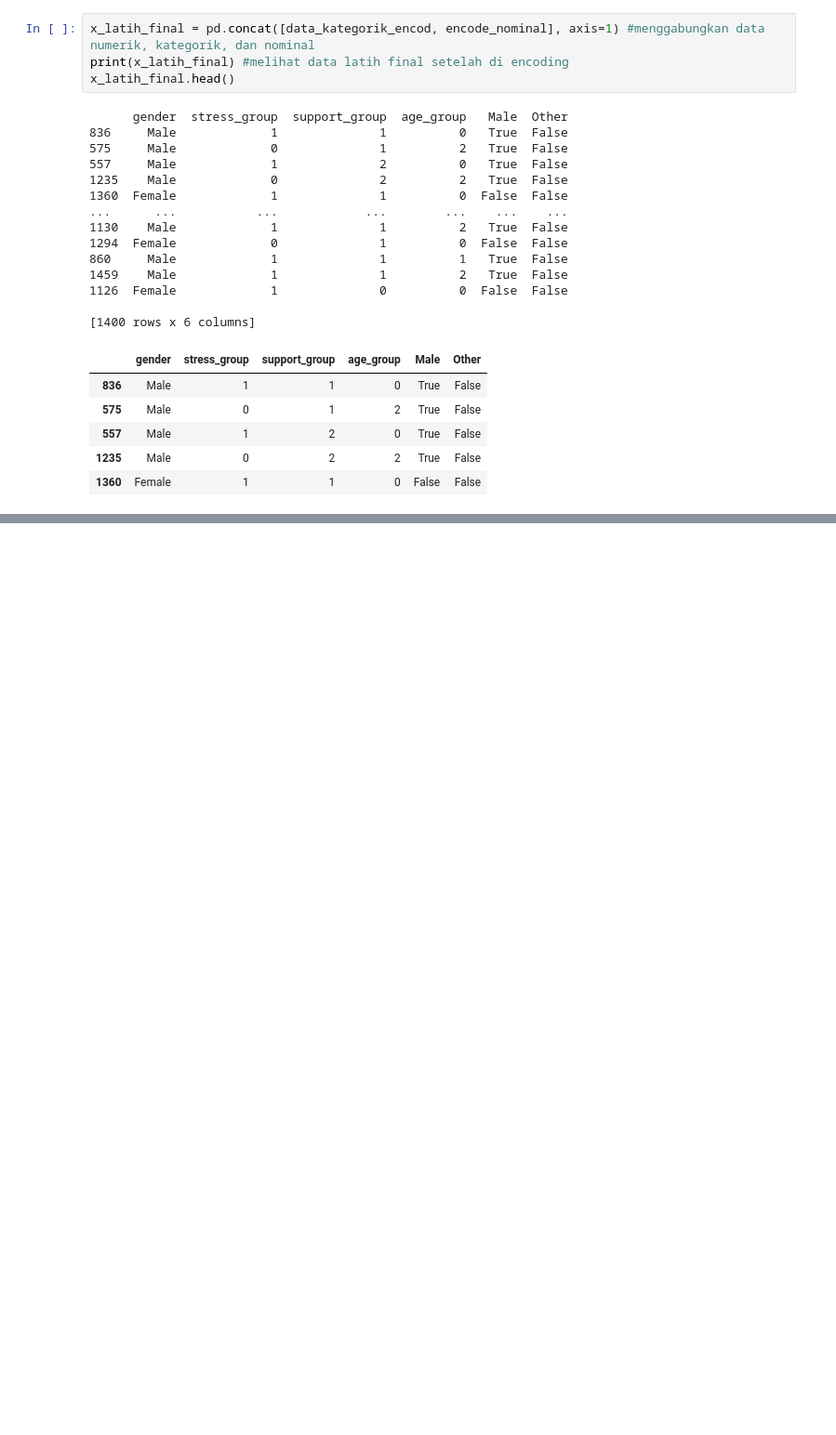
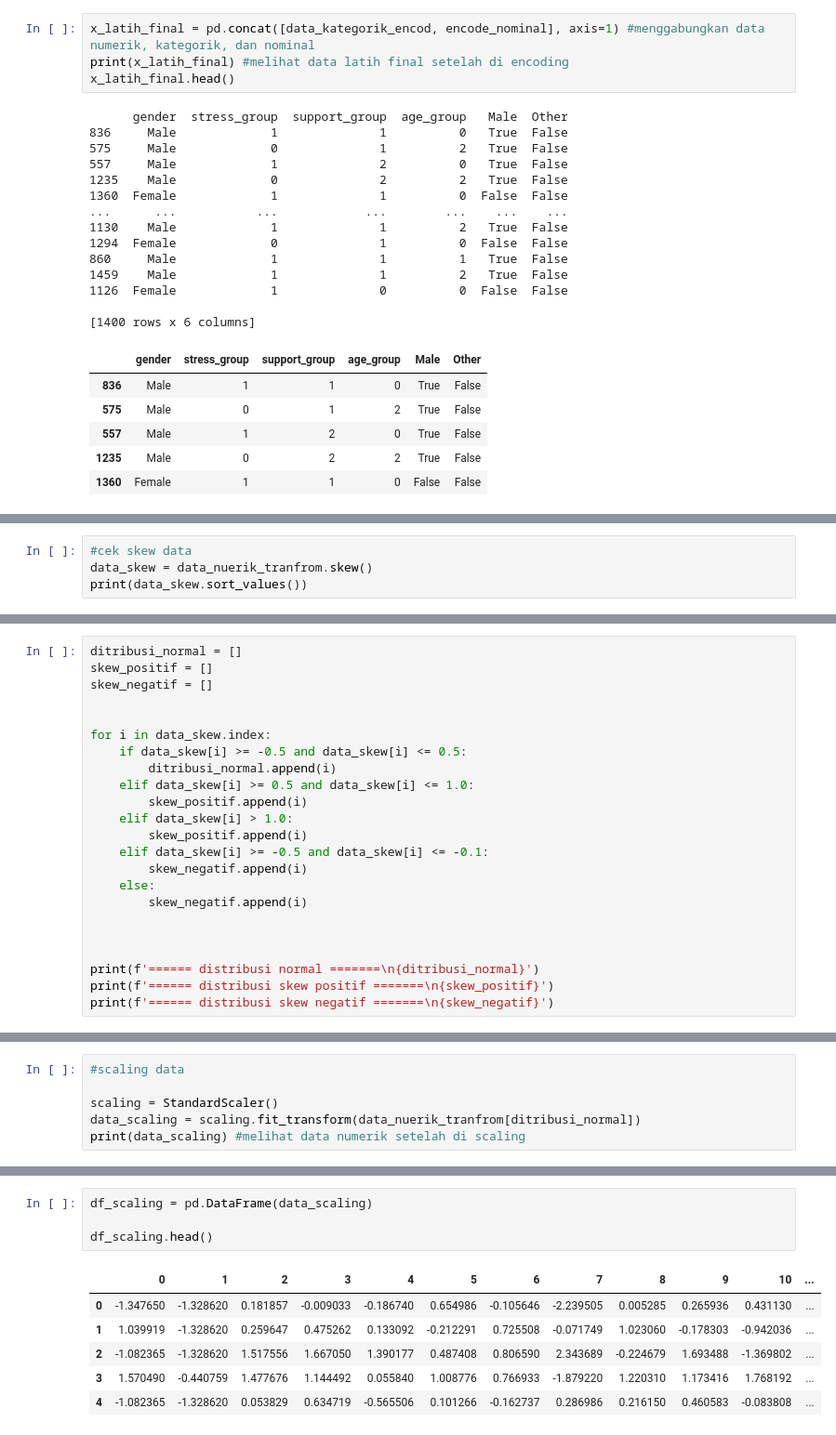
Before and after one commit to wen24-collab/MODEL-MACHINE-LEARNING-CLASSIFIICATION-KELULUSAN-SISWA, a Jupyter notebook: prediksi_branour.ipynb, the cells around one changed output, grey strips where cells are left out. Shown at 93% size. Cells and saved outputs as stored; diff of their text form; blank space fills up the shorter version.

Commit message:
scaling data

```diff
--- a/prediksi_kelulusan.ipynb
+++ b/prediksi_branour.ipynb
@@ -779,0 +776,4 @@ hahahahha
+# %%
+#cek skew data
+data_skew = data_nuerik_tranfrom.skew()
+print(data_skew.sort_values())
@@ -779,0 +800,23 @@ hahahahha
+# %%
+ditribusi_normal = []
+skew_positif = []
+skew_negatif = []
+
+
+for i in data_skew.index:
+    if data_skew[i] >= -0.5 and data_skew[i] <= 0.5:
+        ditribusi_normal.append(i)
+    elif data_skew[i] >= 0.5 and data_skew[i] <= 1.0:
+        skew_positif.append(i)
+    elif data_skew[i] > 1.0:
+        skew_positif.append(i)
+    elif data_skew[i] >= -0.5 and data_skew[i] <= -0.1:
+        skew_negatif.append(i)
+    else:
+        skew_negatif.append(i)
+
+
+
+print(f'====== distribusi normal =======\n{ditribusi_normal}')
+print(f'====== distribusi skew positif =======\n{skew_positif}')
+print(f'====== distribusi skew negatif =======\n{skew_negatif}')
@@ -779,0 +830,6 @@ hahahahha
+# %%
+#scaling data
+
+scaling = StandardScaler()
+data_scaling = scaling.fit_transform(data_nuerik_tranfrom[ditribusi_normal])
+print(data_scaling) #melihat data numerik setelah di scaling
@@ -779,0 +850,11 @@ hahahahha
+# %%
+df_scaling = pd.DataFrame(data_scaling)
+
+df_scaling.head()
+# %% [output]
+|  | 0 | 1 | 2 | 3 | 4 | 5 | 6 | 7 | 8 | 9 | 10 | ... |
+| 0 | -1.347650 | -1.328620 | 0.181857 | -0.009033 | -0.186740 | 0.654986 | -0.105646 | -2.239505 | 0.005285 | 0.265936 | 0.431130 | ... |
+| 1 | 1.039919 | -1.328620 | 0.259647 | 0.475262 | 0.133092 | -0.212291 | 0.725508 | -0.071749 | 1.023060 | -0.178303 | -0.942036 | ... |
+| 2 | -1.082365 | -1.328620 | 1.517556 | 1.667050 | 1.390177 | 0.487408 | 0.806590 | 2.343689 | -0.224679 | 1.693488 | -1.369802 | ... |
+| 3 | 1.570490 | -0.440759 | 1.477676 | 1.144492 | 0.055840 | 1.008776 | 0.766933 | -1.879220 | 1.220310 | 1.173416 | 1.768192 | ... |
+| 4 | -1.082365 | -1.328620 | 0.053829 | 0.634719 | -0.565506 | 0.101266 | -0.162737 | 0.286986 | 0.216150 | 0.460583 | -0.083808 | ... |
```
Also changed, not shown: parts of 5 cells of this notebook, 1 other file.
